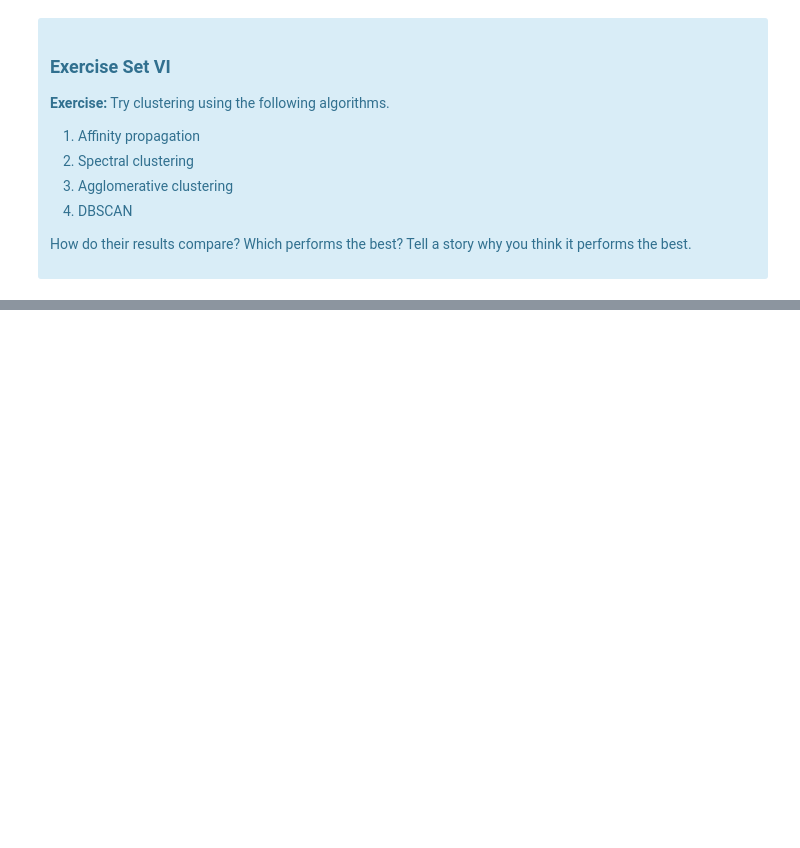
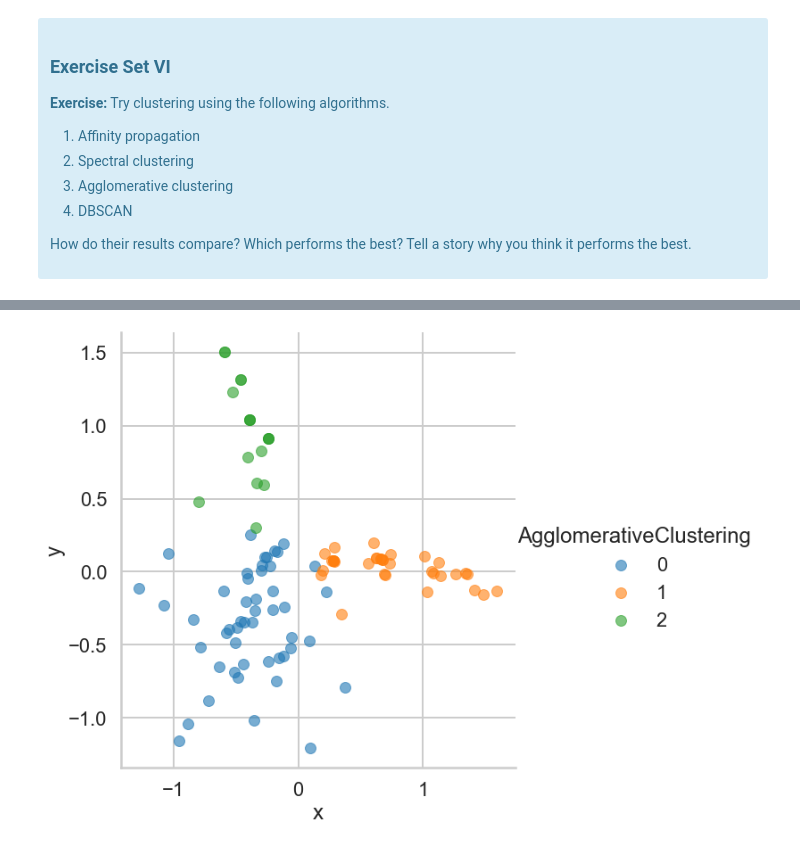
Before and after one commit to jamesclay06/Springboard, a Jupyter notebook: ClusteringCaseStudy/JC_Clustering Case Study - Customer Segmentation with K-Means.ipynb, the cells around one changed output, grey strips where cells are left out. Cells and saved outputs as stored; diff of their text form; code cells hidden in the pictures; blank space fills up the shorter version.

```diff
--- a/ClusteringCaseStudy/JC_Clustering Case Study - Customer Segmentation with K-Means.ipynb
+++ b/ClusteringCaseStudy/JC_Clustering Case Study - Customer Segmentation with K-Means.ipynb
@@ -665,0 +558,11 @@ Silhouette Coefficient: 0.042
+# %%
+### Agglomerative clustering
+
+pca['AgglomerativeClustering'] = AgglomerativeClustering(n_clusters=3).fit(x_cols).labels_
+
+
+sns.lmplot('x','y', data = pca, hue = 'AgglomerativeClustering', fit_reg=False,
+           height = 8, scatter_kws={'alpha':.6})
+plt.show()
+# %% [output]
+[figure, added]
```
Also changed, not shown: parts of 13 cells of this notebook.
